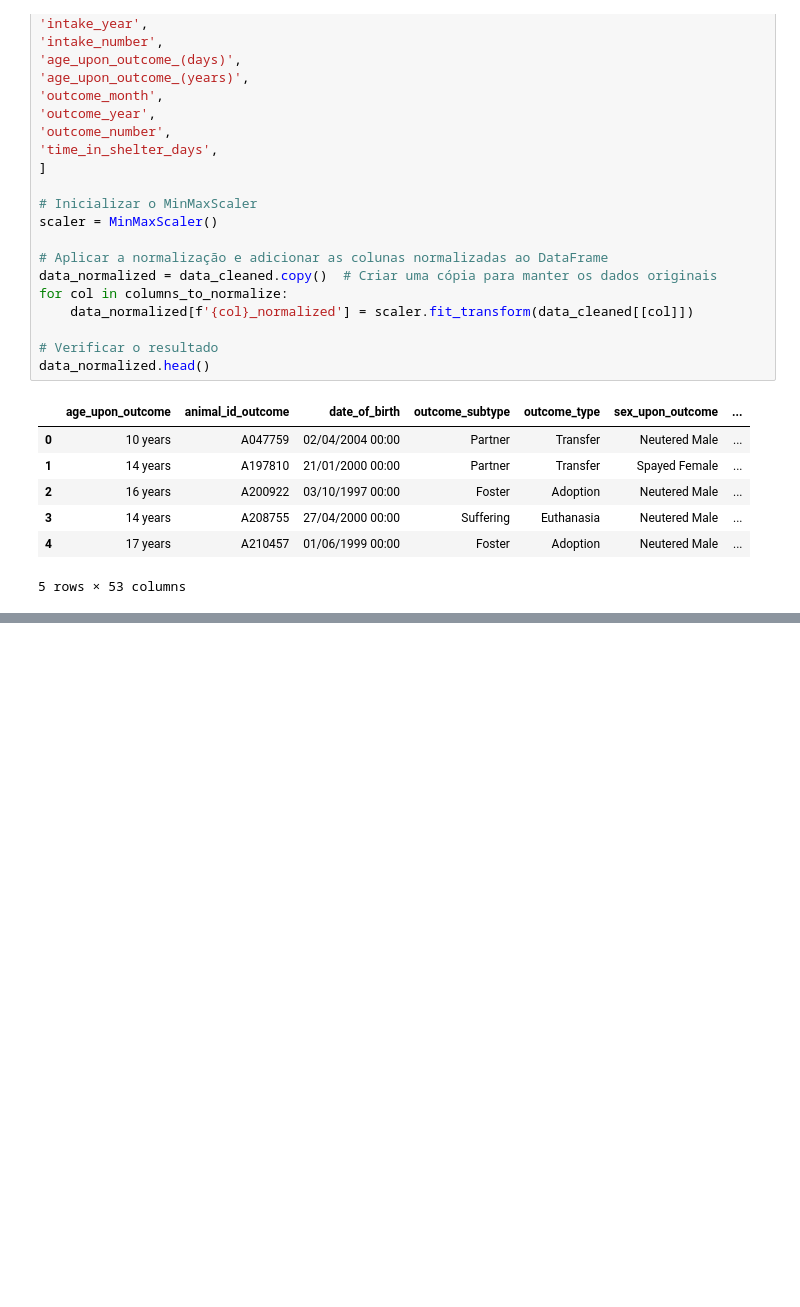
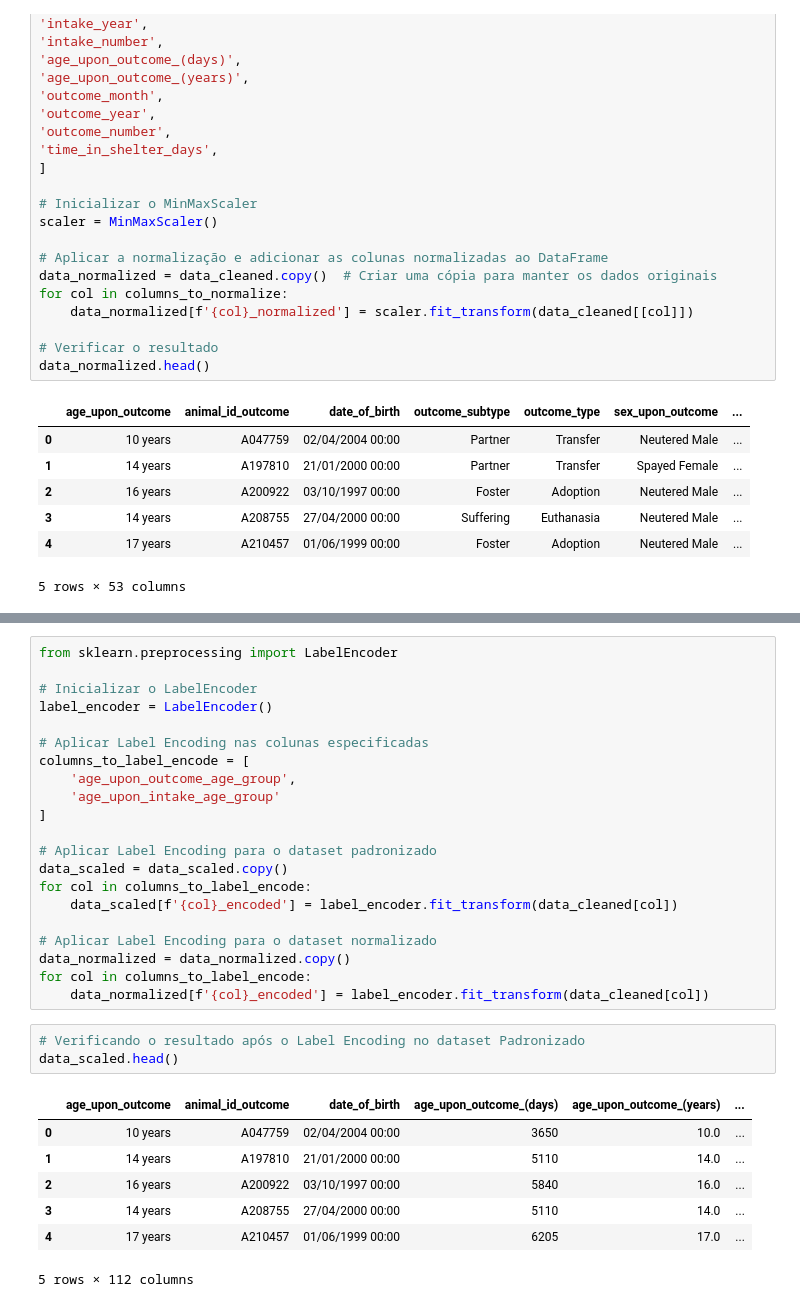
Before and after one commit to juliaguiar1/projetos3-julia, a Jupyter notebook: utils/preprocess.ipynb, the cells around one changed output, grey strips where cells are left out. Saved outputs shown, nothing was run; the diff lists cells and outputs as text; blank space fills up the shorter version.

```diff
--- a/utils/preprocess.ipynb
+++ b/utils/preprocess.ipynb
@@ -300,0 +402,32 @@ data_normalized.head()
+# %%
+from sklearn.preprocessing import LabelEncoder
+
+# Inicializar o LabelEncoder
+label_encoder = LabelEncoder()
+
+# Aplicar Label Encoding nas colunas especificadas
+columns_to_label_encode = [
+    'age_upon_outcome_age_group',
+    'age_upon_intake_age_group'
+]
+
+# Aplicar Label Encoding para o dataset padronizado
+data_scaled = data_scaled.copy()
+for col in columns_to_label_encode:
+    data_scaled[f'{col}_encoded'] = label_encoder.fit_transform(data_cleaned[col])
+
+# Aplicar Label Encoding para o dataset normalizado
+data_normalized = data_normalized.copy()
+for col in columns_to_label_encode:
+    data_normalized[f'{col}_encoded'] = label_encoder.fit_transform(data_cleaned[col])
+# %%
+# Verificando o resultado após o Label Encoding no dataset Padronizado
+data_scaled.head()
+# %% [output]
+|  | age_upon_outcome | animal_id_outcome | date_of_birth | age_upon_outcome_(days) | age_upon_outcome_(years) | ... |
+| 0 | 10 years | A047759 | 02/04/2004 00:00 | 3650 | 10.0 | ... |
+| 1 | 14 years | A197810 | 21/01/2000 00:00 | 5110 | 14.0 | ... |
+| 2 | 16 years | A200922 | 03/10/1997 00:00 | 5840 | 16.0 | ... |
+| 3 | 14 years | A208755 | 27/04/2000 00:00 | 5110 | 14.0 | ... |
+| 4 | 17 years | A210457 | 01/06/1999 00:00 | 6205 | 17.0 | ... |
+5 rows × 112 columns
```
Also changed, not shown: parts of 33 cells of this notebook, 3 other files.
